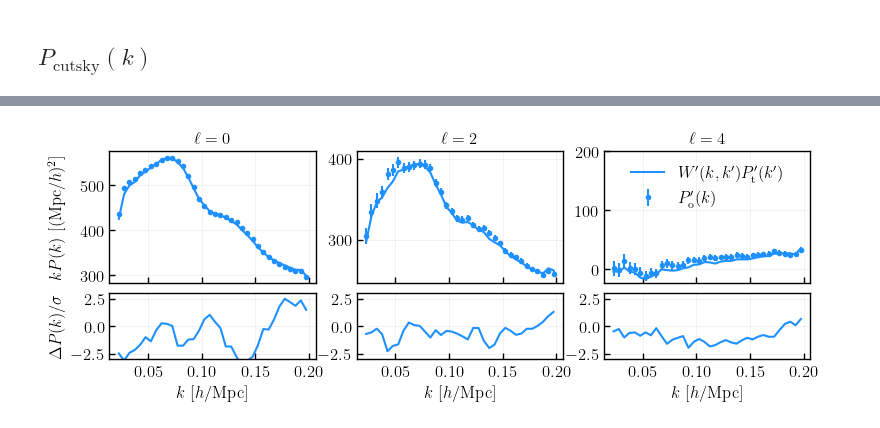
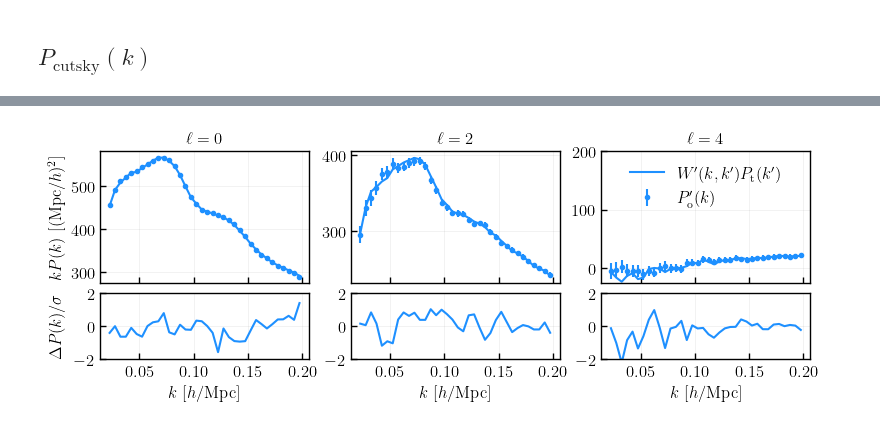
Before and after one commit to mathildepinon/desi-fiber-collisions, a Jupyter notebook: nb/window_rotation_validation.ipynb, the cells around one changed output, grey strips where cells are left out. Saved outputs shown, nothing was run; the diff lists cells and outputs as text; code cells hidden in the pictures.

```diff
--- a/nb/window_rotation_validation.ipynb
+++ b/nb/window_rotation_validation.ipynb
@@ -106,3 +92,7 @@ wm.value = wmval.T
+# %%
+cov = np.matmul(np.matmul(mmatrix, cov), mmatrix.T)
+cov = truncate_cov(cov, kinit=np.arange(0., 0.4, 0.005), kfinal=np.arange(*krange))
+stdY1 = np.sqrt(np.diag(cov)).reshape((3, len(cov[0])//3))
 # %% [markdown]
 ## $P_{\mathrm{cubic}}(k)$
 # %%
@@ -153,3 +136,7 @@ pk_theory = theory(**profile_cubic.bestfit.choice(input=True))
+# %%
+mask = ~np.isnan(cubic_pk['data']).any(axis=0)
+kth, theory = np.array(cubic_pk['k'])[..., mask], np.array(cubic_pk['data'])[..., mask]
+pk_theory = np.array([np.interp(wm.xin[ill], kth[ill], theory[ill], left=0., right=0.) for ill in range(len(ells))])
 # %% [markdown]
 ### Check cubic fit
 # %%
@@ -182,7 +169,7 @@ elif source == 'local':
     fn.set_default_config(mockgen=catalog, tracer=tracer, region=region, completeness=completeness)
     fn.update(cellsize=6)
 
-cutsky_pk = load_poles_list([fn.get_path(realization=imock, rpcut=rpcut, thetacut=thetacut, zrange=zrange) for imock in range(25)], xlim={ell: krange for ell in ells})
+cutsky_pk = load_poles_list([fn.get_path(realization=imock, rpcut=rpcut, thetacut=thetacut, zrange=zrange) for imock in range(25)], xlim={ell: (0, 0.4, 0.005) for ell in ells})
 # %%
 fn.get_path()
 # %% [output]
@@ -190,5 +177,7 @@ fn.get_path()
 # %%
 cutsky_pk_new = np.matmul(mmatrix, cutsky_pk['data'].flatten()).reshape((len(ells), len(cutsky_pk['data'].flatten())//len(ells)))
+cutsky_pk_new = cutsky_pk_new[:, masko]
+kobs = cutsky_pk['k'][0][masko]
 # %%
 def chi2(m):
     precmatrix = np.linalg.inv(cov)
@@ -218,25 +207,25 @@ mmo = (m.dot(mo)).reshape(wm_pk.shape)
 # %%
 plt.rcParams["figure.autolayout"] = False
 fig, axes = plt.subplots(2, 3, figsize=(8, 3), sharey=False, sharex=True, gridspec_kw={'height_ratios': [4, 2]})
 
 for ill, ell in enumerate(ells):
-    axes[0][ill].errorbar(cutsky_pk['k'][ill], cutsky_pk['k'][ill] * cutsky_pk_new[ill], cutsky_pk['k'][ill]*stdY1[ill]/5, color='C0', marker='.', ls='', label=r'$P^{\prime}_{\mathrm{o}}(k)$')
-    axes[0][ill].plot(wm.xout[ill], wm.xout[ill] * (wm_pk[ill] + mmo[ill]), color='C0', label=r'$W^{\prime}(k, k^{\prime}) P^{\prime}_{\mathrm{t}}(k^{\prime})$')
+    axes[0][ill].errorbar(kobs, kobs * cutsky_pk_new[ill], kobs*stdY1[ill]/5, color='C0', marker='.', ls='', label=r'$P^{\prime}_{\mathrm{o}}(k)$')
+    axes[0][ill].plot(wm.xout[ill], wm.xout[ill] * (wm_pk[ill] + mmo[ill]), color='C0', label=r'$W^{\prime}(k, k^{\prime}) P_{\mathrm{t}}(k^{\prime})$')
     axes[0][ill].set_title(r'$\ell={}$'.format(ell))
     #axes[0][ill].set_ylim(ymin=0)
 
     axes[1][ill].plot(wm.xout[ill], (wm_pk[ill] + mmo[ill] - cutsky_pk_new[ill])/(stdY1[ill]/5), color='C0')
     axes[1][ill].set_xlabel(r'$k$ [$h$/Mpc]')
-    axes[1][ill].set_ylim((-3, 3))
+    axes[1][ill].set_ylim((-2, 2))
 
 axes[0][2].set_ylim(ymax=200)
 axes[0][0].set_ylabel(r'$k P(k)$ [$(\mathrm{Mpc}/h)^{2}$]')
 axes[1][0].set_ylabel(r'$\Delta P(k) / \sigma$')
 axes[0][2].legend(loc='upper center')
 fig.align_ylabels()
 plt.tight_layout()
 plt.subplots_adjust(wspace=0.2, hspace=0.1)
 plt.savefig(os.path.join(plots_dir, version, cubicsource, 'window_sculpt_validation_{}mocks{}_{}cut{:.2f}_{}_{}_z{:.2f}-{:.2f}_ktmax{}.pdf'.format(len(imocks), '_ffa' if completeness=='ffa' else '_complete' if completeness else '_altmtl', 'rp' if rpcut else 'theta', max(rpcut, thetacut), tracer, region, zrange[0], zrange[1], ktmax)), dpi=200)
 plt.show()
 # %% [output]
-[figure, old version]
+[figure, new version]
```
Also changed, not shown: parts of 12 cells of this notebook.
